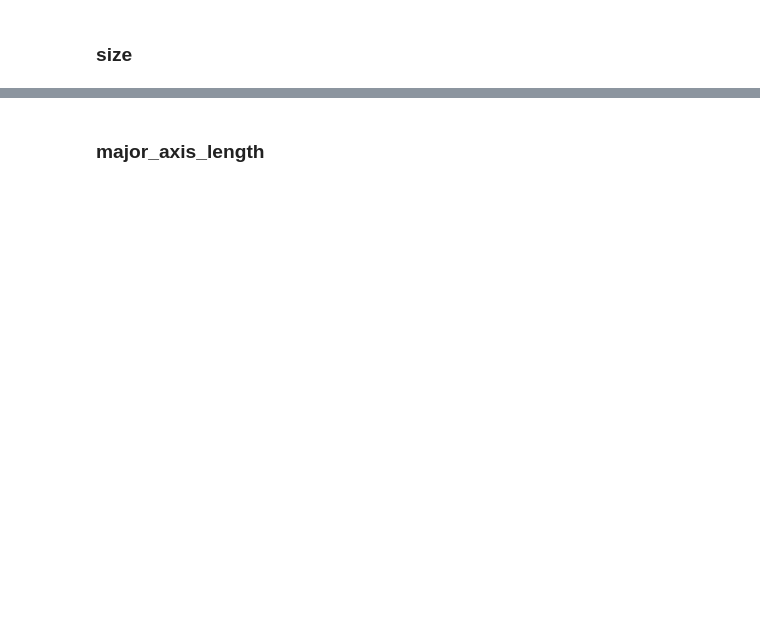
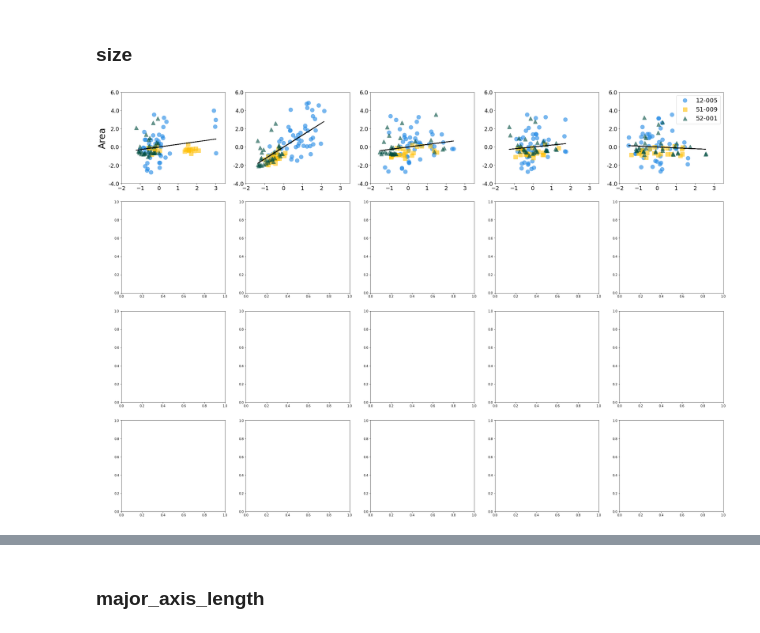
Before and after one commit to bionicvisionlab/2024-ArgusPairs, a Jupyter notebook: analysis/PairedElectrode.ipynb, the cells around one changed output, grey strips where cells are left out. Saved outputs shown, nothing was run; the diff lists cells and outputs as text; code cells hidden in the pictures; blank space fills up the shorter version.

```diff
--- a/analysis/PairedElectrode.ipynb
+++ b/analysis/PairedElectrode.ipynb
@@ -238,12 +296,17 @@ for condition in condition_list:
                     subject = shapes.subject_params[temp1.subject[0]]
                     implant,model = shapes.model_from_params(subject)
 
+                    arr = dist_across_along([electrode1], [electrode2], implant, model,strategy='radial')
+
                     e1_x = implant[electrode1].x
                     e1_y = implant[electrode1].y
                     e2_x = implant[electrode2].x
                     e2_y = implant[electrode2].y
 
                     distance.append(math.sqrt((e1_x - e2_x)**2 + (e1_y - e2_y)**2))
+
+                    across.append(arr[0,1])
+                    along.append(arr[0,2])
 
                     amp.append(lst.amp1[i])
                     freq.append(lst.freq[i])
@@ -255,8 +318,8 @@ for condition in condition_list:
                                        'single_dtf':single_dtf,
                                        'single_dti':single_dti,
             'distance':distance,
-#                                         'across':across,
-#                                         'along':along,
+                                        'across':across,
+                                        'along':along,
                                        'subject':lst_subject
                                       })
 
@@ -291,6 +354,8 @@ for subj in ['12-005','51-009','52-001','All']:
     df_t['amp'] = (df_t['amp'] - df_t['amp'].mean()) / df_t['amp'].std()
     df_t['single_dti'] = (df_t['single_dti'] - df_t['single_dti'].mean()) / df_t['single_dti'].std()
     df_t['single_dtf'] = (df_t['single_dtf'] - df_t['single_dtf'].mean()) / df_t['single_dtf'].std()
+    df_t['across'] = (df_t['across'] - df_t['across'].mean()) / df_t['across'].std()
+    df_t['along'] = (df_t['along'] - df_t['along'].mean()) / df_t['along'].std()
 
     if subj == 'All':
         df_AllSub = df_t.copy()
@@ -299,43 +364,44 @@ for subj in ['12-005','51-009','52-001','All']:
         df_s = df_s.fillna(0)
 
 df_investigate = df_s.copy().reset_index(drop=True)
+# %%
+df_AllSub = df_AllSub[(df_AllSub.amp <3) & (df_AllSub.across < 3) & (df_AllSub.along < 3)].reset_index(drop=True)
+df_investigate = df_investigate[(df_investigate.amp <3) & (df_investigate.across < 3)
+                                & (df_investigate.along < 3)].reset_index(drop=True)
 # %%
-fig, axs= plt.subplots(ncols=3, figsize=(21, 7))
-column_lst = ['amp','single_dtf', 'single_dti']
-name_lst = ['Amplitude','Electrode-Fovea Distance', 'Electrode-Retina Distance','Between-Axon Distance','Along-Axon Distance']
-for dv in range(3):
+fig, axs= plt.subplots(nrows = 4, ncols=5, figsize=(35, 25))
+column_lst = ['amp','single_dti', 'single_dtf','across', 'along']
+name_lst = ['Amplitude','Electrode-Retina Distance', 'Electrode-Fovea Distance','Between-Axon Distance','Along-Axon Distance']
+for dv in range(5):
     reg = LinearRegression().fit(df_AllSub[column_lst[:dv] + column_lst[dv+1 :]], df_AllSub[['double']])
     y_predicted = reg.predict(df_AllSub[column_lst[:dv] + column_lst[dv+1 :]])
     y = df_AllSub[['double']]-y_predicted
 
     reg = LinearRegression().fit(df_AllSub[column_lst[:dv] + column_lst[dv+1 :]], df_AllSub[column_lst[dv]])
     y_predicted = reg.predict(df_AllSub[column_lst[:dv] + column_lst[dv+1 :]])
     x = df_AllSub[column_lst[dv]]-y_predicted
     df_AllSub['x'] = x
     df_AllSub['y'] = y
     subject = ['12-005','51-009','52-001']
     marker_lst = ['o','s','^']
     color_lst = ['#1E88E5', '#FFC107','#004D40']
     for i in range(len(subject)):
         temp = df_AllSub[df_AllSub.subject == subject[i]]
-        axs[dv].plot(temp['x'],temp['y'],marker_lst[i], color=color_lst[i],alpha=0.6,markersize=13)
-    axs[dv].legend(subject, loc='upper right',prop={'size': 20})
+        axs[0,dv].plot(temp['x'],temp['y'],marker_lst[i], color=color_lst[i],alpha=0.6,markersize=13)
+    axs[0,-1].legend(subject, loc='upper right',prop={'size': 20})
     reg = LinearRegression().fit(np.array(x).reshape(-1,1),np.array(y).reshape(-1,1))
     y_pred = reg.predict(np.array(x).reshape(-1,1))
-    axs[dv].plot(x, y_pred,'-', color="black",linewidth=2)
-    axs[dv].set(xlabel = name_lst[dv],ylim=(-3.1,5.2), xlim=(-2,3.5))
-    axs[0].set( ylabel = 'Area')
-    axs[dv].tick_params(axis='both',  labelsize=18)
+    axs[0,dv].plot(x, y_pred,'-', color="black",linewidth=2)
+    axs[0,dv].set(ylim=(-4,6), xlim=(-2,3.5))
+    axs[0,0].set( ylabel = 'Area')
+    axs[0,dv].tick_params(axis='both',  labelsize=18)
 
-    axs[dv].get_xaxis().set_visible(False)
-    if dv>0:
-        axs[dv].get_yaxis().set_visible(False)
+    axs[0,dv].yaxis.set_major_formatter(FormatStrFormatter('%.1f'))
 
-    axs[dv].yaxis.set_major_formatter(FormatStrFormatter('%.1f'))
-
-    for item in ([axs[dv].xaxis.label, axs[dv].yaxis.label]):
+    for item in ([axs[0,dv].xaxis.label, axs[0,dv].yaxis.label]):
         item.set_fontsize(30)
-fig.savefig('/home/yuchen/paper/12a. Double-Electrode Area.pdf', transparent=True)
+# %% [output]
+[figure, added]
 # %%
 for subj in ['12-005','51-009','52-001','AllSubjects']:
     temp = df_investigate[df_investigate.subject == subj].reset_index(drop=True)
```
Also changed, not shown: parts of 47 cells of this notebook.
